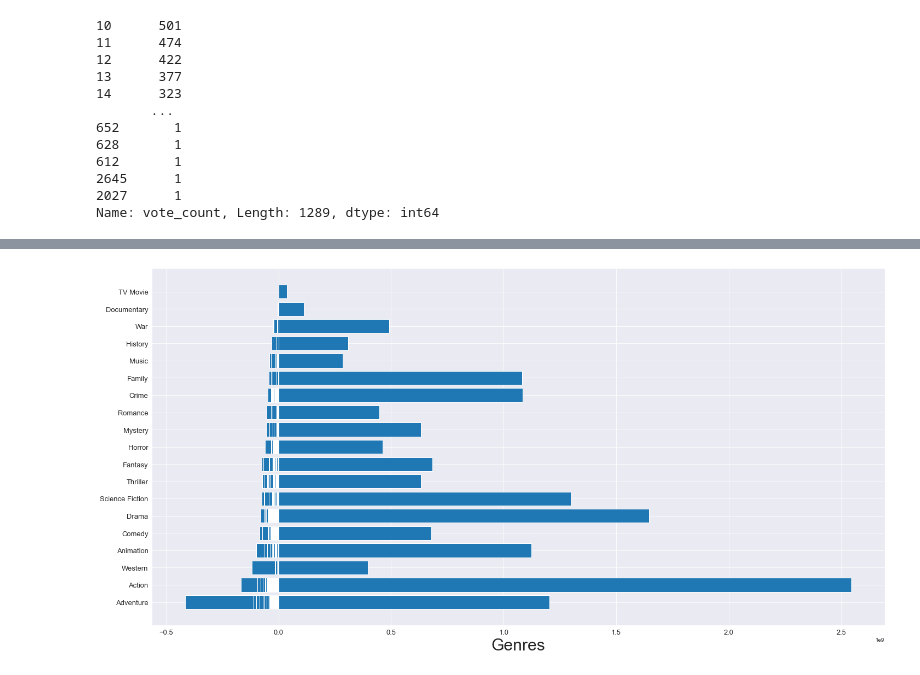
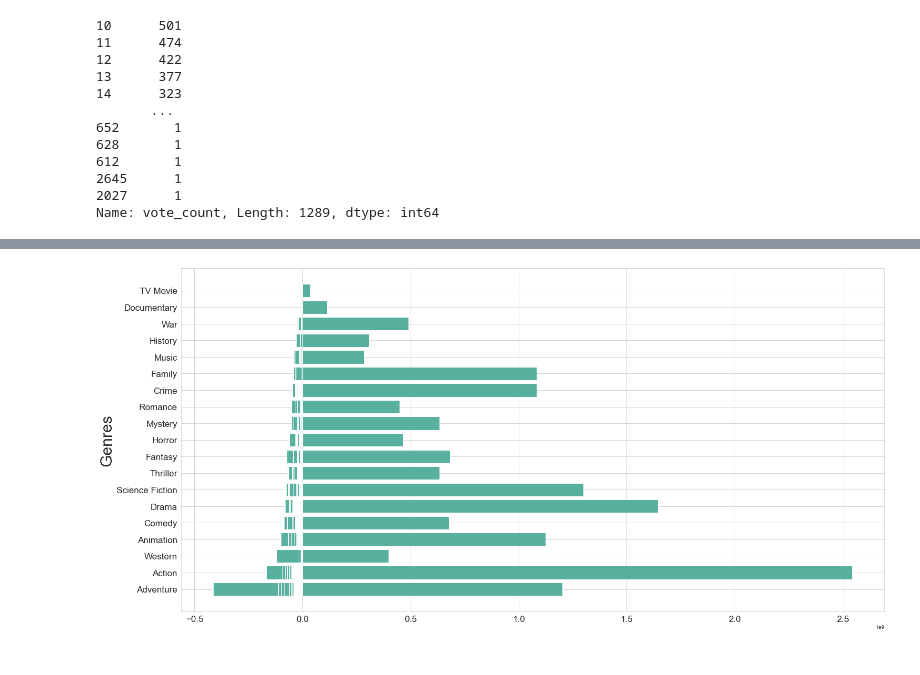
Before and after one commit to krbendol/movie_analysis_Microsoft, a Jupyter notebook: Data_Work.ipynb, the cells around one changed output, grey strips where cells are left out. Cells and saved outputs as stored; diff of their text form; code cells hidden in the pictures.

Commit message:
changes to genre profit graph

```diff
--- a/Data_Work.ipynb
+++ b/Data_Work.ipynb
@@ -101,9 +102,10 @@ Data columns (total 15 columns):
 dtypes: float64(4), int64(7), object(4)
 memory usage: 481.9+ KB
 # %%
+sns.set_style("whitegrid")
 fig, ax = plt.subplots(figsize=(24,12))
-ax.barh(df_temp["genres"], df_temp["profit"])
-ax.set_xlabel("Genres", fontsize = 30)
-ax.tick_params(labelsize = 13);
+ax.barh(df_temp["genres"], df_temp["profit"], color="#58b09e")
+ax.set_ylabel("Genres", fontsize = 30)
+ax.tick_params(labelsize = 17);
 # %% [output]
-[figure, old version]
+[figure, new version]
```
Also changed, not shown: parts of 1 cell of this notebook.
